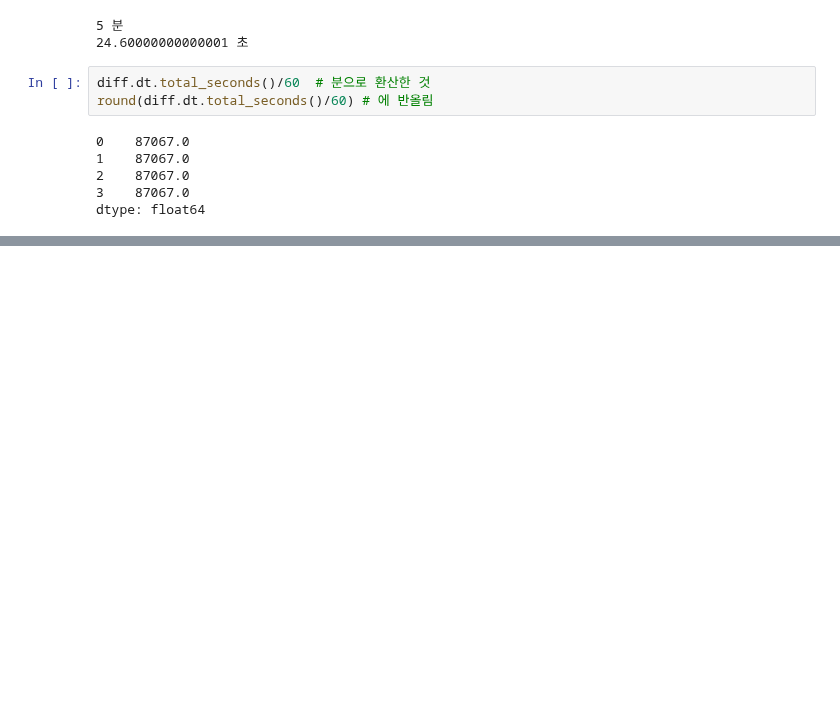
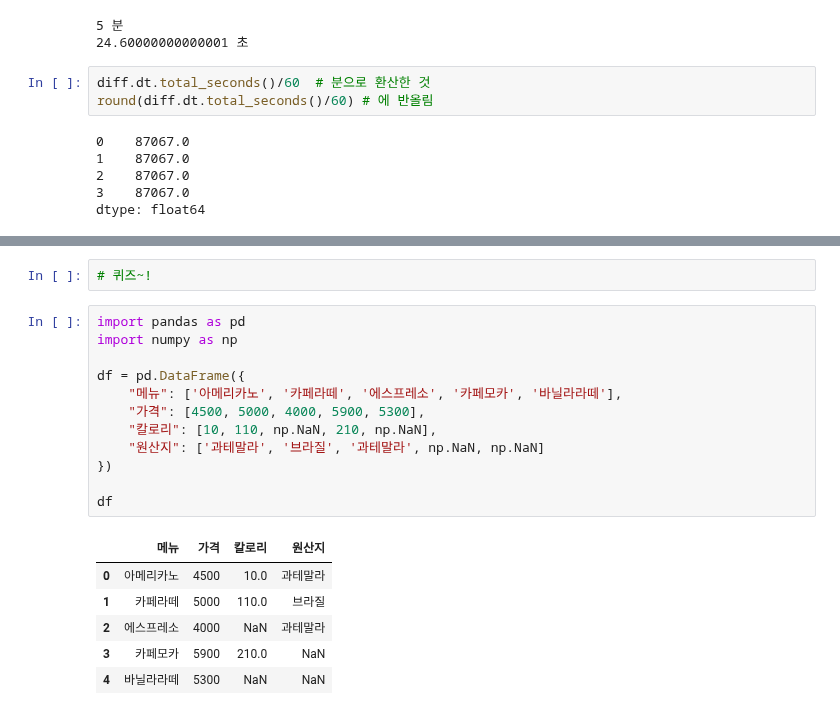
Before and after one commit to YoungriKIM/Engineer_Big_Data_Analysis, a Jupyter notebook: 퇴근후딴짓/part1/ch2/selfstudy.ipynb, the cells around one changed output, grey strips where cells are left out. Cells and saved outputs as stored; diff of their text form; blank space fills up the shorter version.

```diff
--- a/퇴근후딴짓/part1/ch2/selfstudy.ipynb
+++ b/퇴근후딴짓/part1/ch2/selfstudy.ipynb
@@ -1406,0 +1478,21 @@ dtype: float64
+# %%
+# 퀴즈~!
+# %%
+import pandas as pd
+import numpy as np
+
+df = pd.DataFrame({
+    "메뉴": ['아메리카노', '카페라떼', '에스프레소', '카페모카', '바닐라라떼'],
+    "가격": [4500, 5000, 4000, 5900, 5300],
+    "칼로리": [10, 110, np.NaN, 210, np.NaN],
+    "원산지": ['과테말라', '브라질', '과테말라', np.NaN, np.NaN]
+})
+
+df
+# %% [output]
+|  | 메뉴 | 가격 | 칼로리 | 원산지 |
+| 0 | 아메리카노 | 4500 | 10.0 | 과테말라 |
+| 1 | 카페라떼 | 5000 | 110.0 | 브라질 |
+| 2 | 에스프레소 | 4000 | NaN | 과테말라 |
+| 3 | 카페모카 | 5900 | 210.0 | NaN |
+| 4 | 바닐라라떼 | 5300 | NaN | NaN |
```
Also changed, not shown: parts of 16 cells of this notebook, 4 other files.
